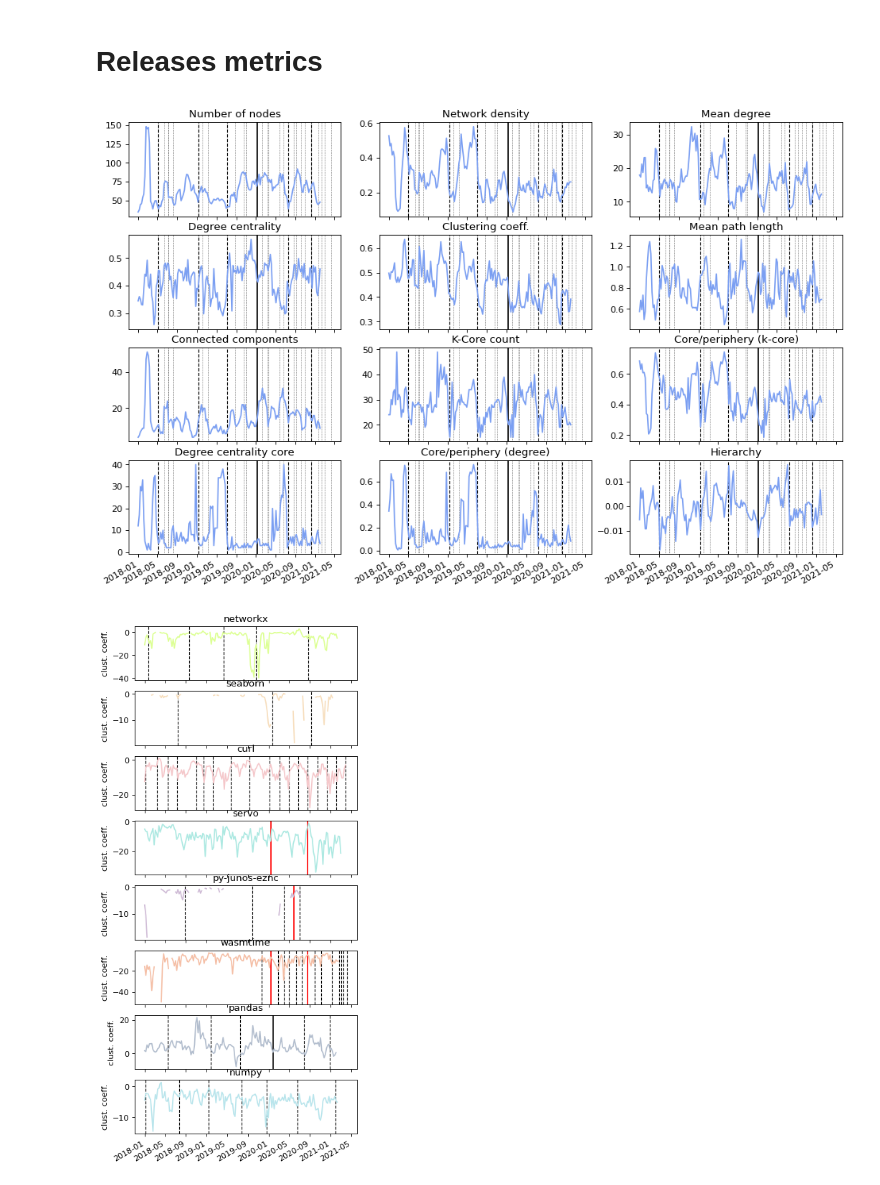
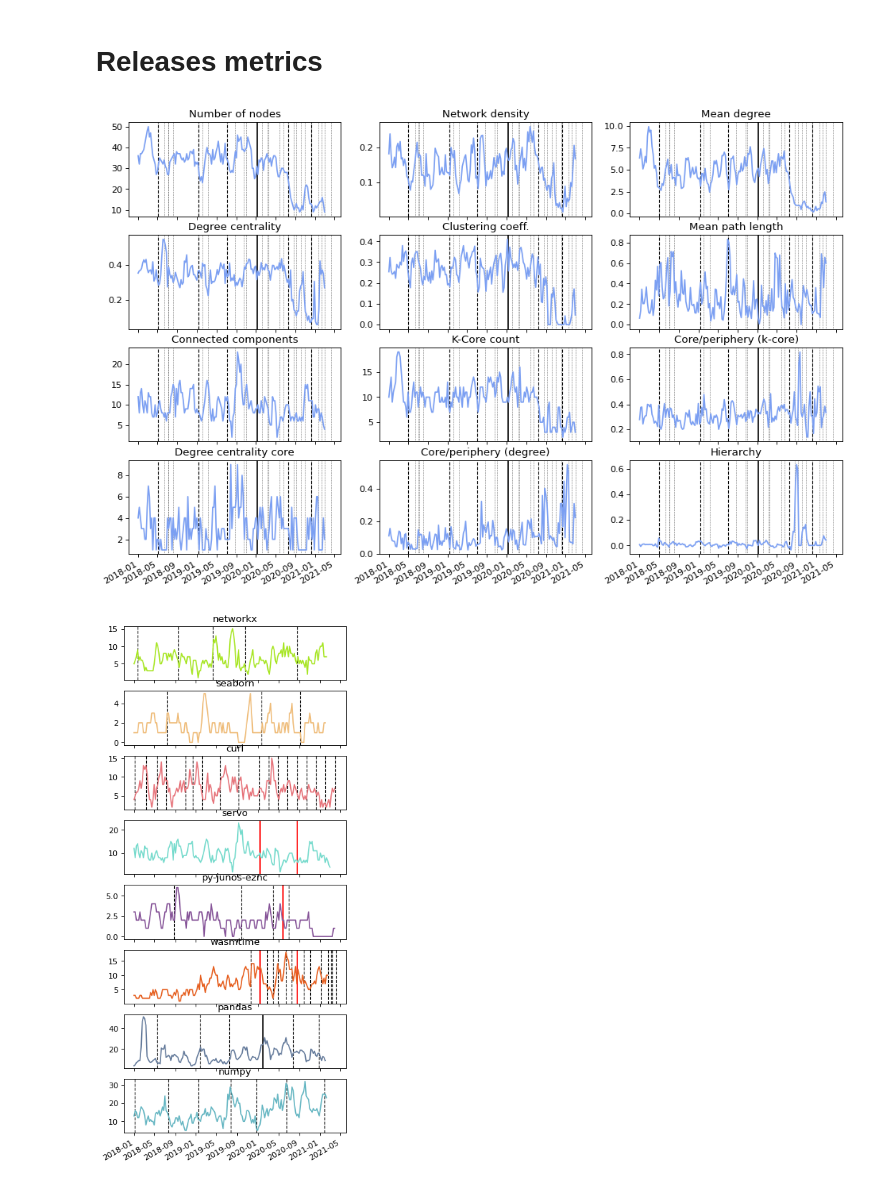
Before and after one commit to csepanyij/master-thesis, a Jupyter notebook: notebooks/releases.ipynb, the cells around one changed output. Cells and saved outputs as stored; diff of their text form; code cells hidden in the pictures.

```diff
--- a/notebooks/releases.ipynb
+++ b/notebooks/releases.ipynb
@@ -310,7 +310,12 @@ def network_stats_nx(G):
     for node in deg_centrality:
         sum_dc = sum_dc + (max_dc - deg_centrality[node])
 
-    shortest_paths = nx.shortest_path_length(G, weight='weight')
+    G_n = nx.Graph()
+    for node in G.nodes:
+        G_n.add_node(node)
+    for u,v,a in G.edges(data=True):
+        G_n.add_edge(u,v, weight=a['weight']*(-1)+1)
+    shortest_paths = nx.shortest_path_length(G_n, weight='weight')
     s_p = 0
     i = 0
     for start, targets in shortest_paths:
@@ -414,7 +435,7 @@ repos = {
     },
     'py-junos-eznc': {
         'owner': 'Juniper',
-        'repo': 'repos/py-junos-ezcn',
+        'repo': 'repos/py-junos-eznc',
         'db_file': 'databases/Juniper/py-junos-eznc/py-junos-eznc.db'
     },
     'wasmtime': {
@@ -438,6 +459,7 @@ random_stats = {}
 x = {}
 
 for repo in repos:
+    print(repo)
     sqlite_db_file = repos[repo]['db_file']
 
     db = sqlite3.connect(sqlite_db_file)
@@ -639,9 +650,9 @@ repos = {
         'repo': 'repos/servo4analysis',
         'db_file': 'databases/servo/servo_rename.db'
     },
-    'py-junos-ezcn': {
+    'py-junos-eznc': {
         'owner': 'Juniper',
-        'repo': 'repos/py-junos-ezcn',
+        'repo': 'repos/py-junos-eznc',
         'db_file': 'databases/Juniper/py-junos-eznc/py-junos-eznc.db'
     },
     'wasmtime': {
@@ -809,7 +820,7 @@ for plot_row in plots:
                         plot.axvline(x=r, color='black', ls=':', lw=0.5)
                     else:
                         plot.axvline(x=r, color='red', ls='-')
-            plot.plot(x['pandas'], [y[stat_names[i]] for y in stats['pandas']], label = stat_names[i], color = "#7B9FF2")
+            plot.plot(x['servo'], [y[stat_names[i]] for y in stats['servo']], label = stat_names[i], color = "#7B9FF2")
             #plot.plot(x['repos/pandas4analysis'], [y[stat_names[i]] for y in random_stats['repos/pandas4analysis']], label = stat_names[i] + ' - random', color = "green")
             plot.xaxis.set_major_formatter(myFmt)
             i = i + 1
@@ -818,7 +829,7 @@ for plot_row in plots:
 
 fig.autofmt_xdate()
 # %% [output]
-[figure, old version]
+[figure, new version]
 # %%
 #for repo in repos:
     #print(repos_issues[repo])
@@ -881,34 +892,37 @@ for plot_row in plots:
             elif repo_releases[current_repo][r] == 'patch':
             #    plot.axvline(x=r, color='black', ls=':', lw=0.5)
                 pass
             else:
                 plot.axvline(x=r, color='red', ls='-')
 
         #plot.plot(x[repos[current_repo]['repo']], [y['Number of nodes'] for y in stats[repos[current_repo]['repo']]], label = current_repo, color = repo_colors[current_repo])
-        plot.plot(x[current_repo], [y['Clustering coeff.'] for y in random_stats[current_repo]], label = current_repo, color = repo_colors[current_repo]['shade2'])
-        plot.set_ylabel('clust. coeff.')
+        #plot.plot(x[current_repo], [y['Mean path length'] for y in stats[current_repo]], label = current_repo, color = repo_colors[current_repo]['shade2'])
+        #plot.set_ylabel('clust. coeff.')
         #plot2 = plot.twinx()
         #plot2.plot(x[repos[current_repo]['repo']], [y['Mean path length'] for y in stats[repos[current_repo]['repo']]], label = current_repo, color = repo_colors[current_repo]['shade1'])
         #plot2.set_ylabel('density')
 
         #plot.plot(x[repos[current_repo]['repo']], [y['Degree centrality'] for y in stats[repos[current_repo]['repo']]], label = current_repo, color = repo_colors[current_repo])
         #plot.plot(x[repos[current_repo]['repo']], [y['Clustering coeff.'] for y in stats[repos[current_repo]['repo']]], label = current_repo, color = repo_colors[current_repo])
         #plot.plot(x[repos[current_repo]['repo']], [y['Mean path length'] for y in stats[repos[current_repo]['repo']]], label = current_repo, color = repo_colors[current_repo])
-        #plot.plot(x[repos[current_repo]['repo']], [y['Connected components'] for y in stats[repos[current_repo]['repo']]], label = current_repo, color = repo_colors[current_repo])
+        plot.plot(x[current_repo], [y['Connected components'] for y in stats[current_repo]], label = current_repo, color = repo_colors[current_repo]['shade1'])
+        #plot2 = plot.twinx()
+        #plot.plot(x[current_repo], [y['Connected components'] for y in random_stats[current_repo]], label = current_repo, color = repo_colors[current_repo]['shade2'])
+
         #plot.plot(x[repos[current_repo]['repo']], [y['K-Core count'] for y in stats[repos[current_repo]['repo']]], label = current_repo, color = repo_colors[current_repo])
         #plot.plot(x[repos[current_repo]['repo']], [y['Core/periphery (k-core)'] for y in stats[repos[current_repo]['repo']]], label = current_repo, color = repo_colors[current_repo])
         #plot.plot(x[repos[current_repo]['repo']], [y['Degree centrality core'] for y in stats[repos[current_repo]['repo']]], label = current_repo, color = repo_colors[current_repo])
         #plot.plot(x[repos[current_repo]['repo']], [y['Core/periphery (degree)'] for y in stats[repos[current_repo]['repo']]], label = current_repo, color = repo_colors[current_repo])
         #plot.plot(x[repos[current_repo]['repo']], [y['Hierarchy'] for y in stats[repos[current_repo]['repo']]], label = current_repo, color = repo_colors[current_repo])
         plot.xaxis.set_major_formatter(myFmt)
         #plot.set_ylim(ymin=0)
         #plot.spines['right'].set_visible(False)
         #plot.spines['top'].set_visible(False)
         #plot.axhspan(-2, 2,color = repo_colors[current_repo]['shade2'],alpha=0.6)
         i = i + 1
     except IndexError:
         pass
 
 fig.autofmt_xdate()
 # %% [output]
-[figure, old version]
+[figure, new version]
```
Also changed, not shown: parts of 11 cells of this notebook, 11 other files.
